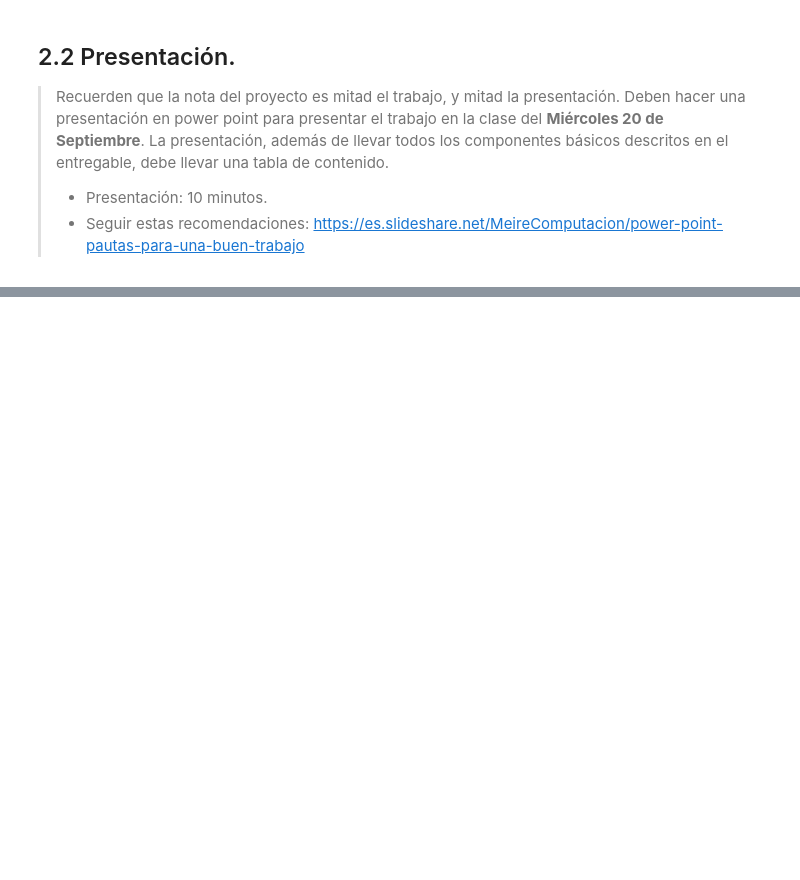
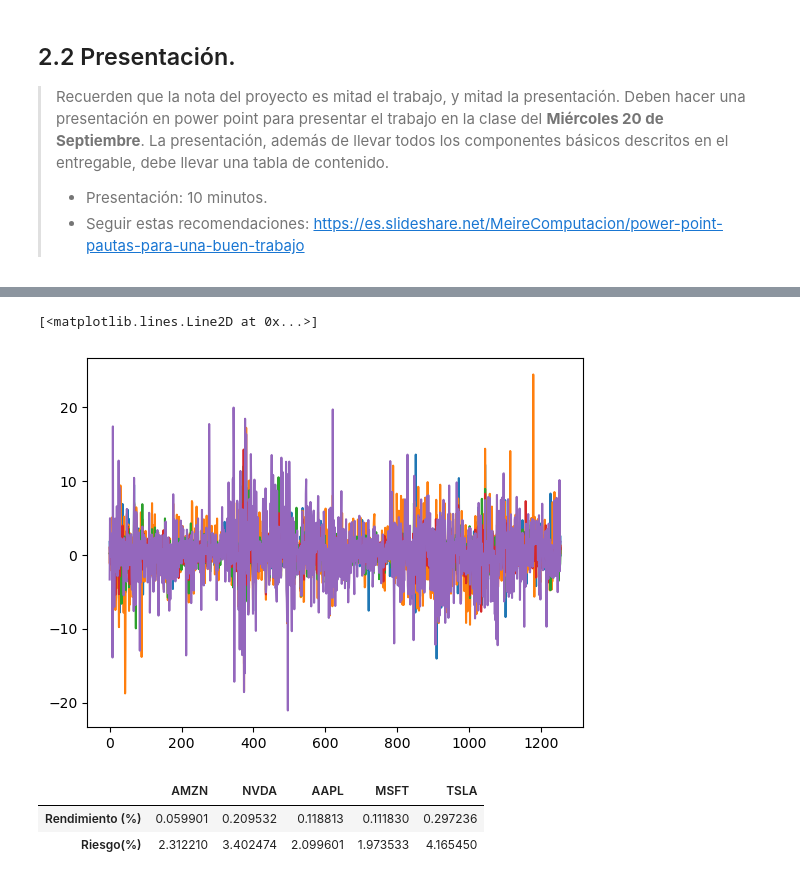
Before and after one commit to SantiagoReyess/Proyecto_SIMMAT_1, a Jupyter notebook: PM1_ReyesS_BarbaJ.ipynb, the cells around one changed output, grey strips where cells are left out. Saved outputs shown, nothing was run; the diff lists cells and outputs as text; code cells hidden in the pictures; blank space fills up the shorter version.

```diff
--- a/PM1_ReyesS_BarbaJ.ipynb
+++ b/PM1_ReyesS_BarbaJ.ipynb
@@ -47,0 +139,7 @@ Referencia:
+# %%
+#Obtener Rendimientos
+r1 = rendimientos(price1.Close)
+r2 = rendimientos(price2.Close)
+r3 = rendimientos(price3.Close)
+r4 = rendimientos(price4.Close)
+r5 = rendimientos(price5.Close)
@@ -47,0 +160,22 @@ Referencia:
+# %%
+plt.plot(r1*100)
+plt.plot(r2*100)
+plt.plot(r3*100)
+plt.plot(r4*100)
+plt.plot(r5*100)
+plt..axhline(y=np.mean)
+# %% [output]
+[<matplotlib.lines.Line2D at 0x...>]
+[figure, added]
+# %%
+resumen = pd.DataFrame(index=['Rendimiento (%)','Riesgo(%)' ])
+resumen[ticker1] = [np.mean(r1)*100,np.std(r1)*100]
+resumen[ticker2] = [np.mean(r2)*100,np.std(r2)*100]
+resumen[ticker3] = [np.mean(r3)*100,np.std(r3)*100]
+resumen[ticker4] = [np.mean(r4)*100,np.std(r4)*100]
+resumen[ticker5] = [np.mean(r5)*100,np.std(r5)*100]
+resumen
+# %% [output]
+|  | AMZN | NVDA | AAPL | MSFT | TSLA |
+| Rendimiento (%) | 0.059901 | 0.209532 | 0.118813 | 0.111830 | 0.297236 |
+| Riesgo(%) | 2.312210 | 3.402474 | 2.099601 | 1.973533 | 4.165450 |
```
Also changed, not shown: parts of 6 cells of this notebook.
